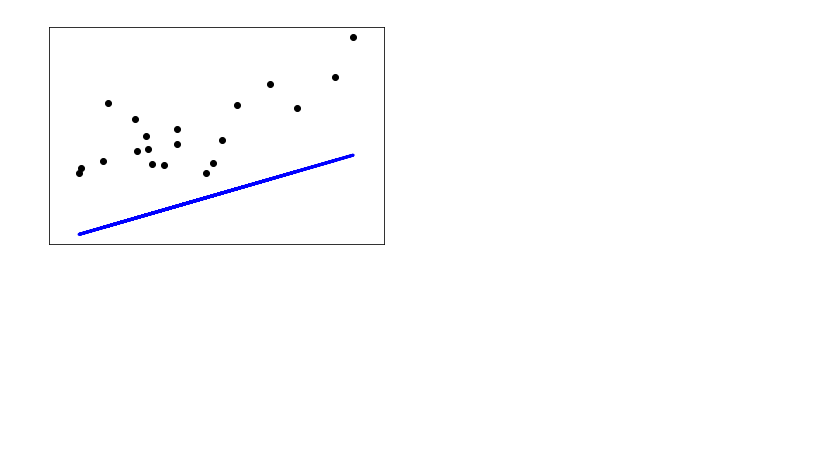
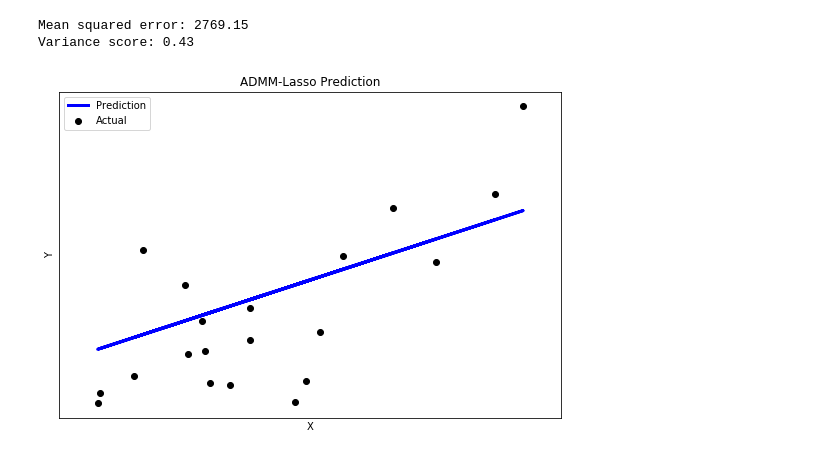
Before and after one commit to bhushan23/ADMM, a Jupyter notebook: Diabetes_Test.ipynb, the cells around one changed output. Drawn from its saved outputs; the diff is of its cells as text; code cells hidden in the pictures; blank space fills up the shorter version.

```diff
--- a/Diabetes_Test.ipynb
+++ b/Diabetes_Test.ipynb
@@ -72,8 +78,14 @@ Variance score: 0.47
 # %%
-admm = optim.ADMM([diabetes_X_train, diabetes_y_train, 0.01], "Lasso") #, parallel = True)
+X = diabetes_X_train
+Y = diabetes_y_train
+
+b = np.ones((X.shape[0], 1))
+X = np.concatenate([X, b], axis = 1)
+Y = Y.reshape(-1, 1)
+admm = optim.ADMM([X, Y, 0.01, 1], "Lasso") #, parallel = True)
 
 print(admm.getLoss())
-for i in range(0, 5):
+for i in range(0, 50):
     print('Objective Value:', admm.step())
 
 print('Weights: ',admm.getWeights())
@@ -100,10 +130,10 @@ Variance score: -3.29
-# %%
-plt.scatter(diabetes_X_test, diabetes_y_test,  color='black')
-plt.plot(diabetes_X_test, admm_predict, color='blue', linewidth=3)
-
-plt.xticks(())
-plt.yticks(())
-
-plt.show()
-# %% [output]
-[figure, removed]
+# %%
+print("Mean squared error: %.2f"
+      % mean_squared_error(diabetes_y_test, admm_predict))
+# Explained variance score: 1 is perfect prediction
+print('Variance score: %.2f' % r2_score(diabetes_y_test, admm_predict))
+plot(diabetes_X_test, diabetes_y_test, admm_predict, "ADMM-Lasso Prediction")
+# %% [output]
+Mean squared error: 2769.15
+Variance score: 0.43
+[figure, added]
```
Also changed, not shown: parts of 15 cells of this notebook.
